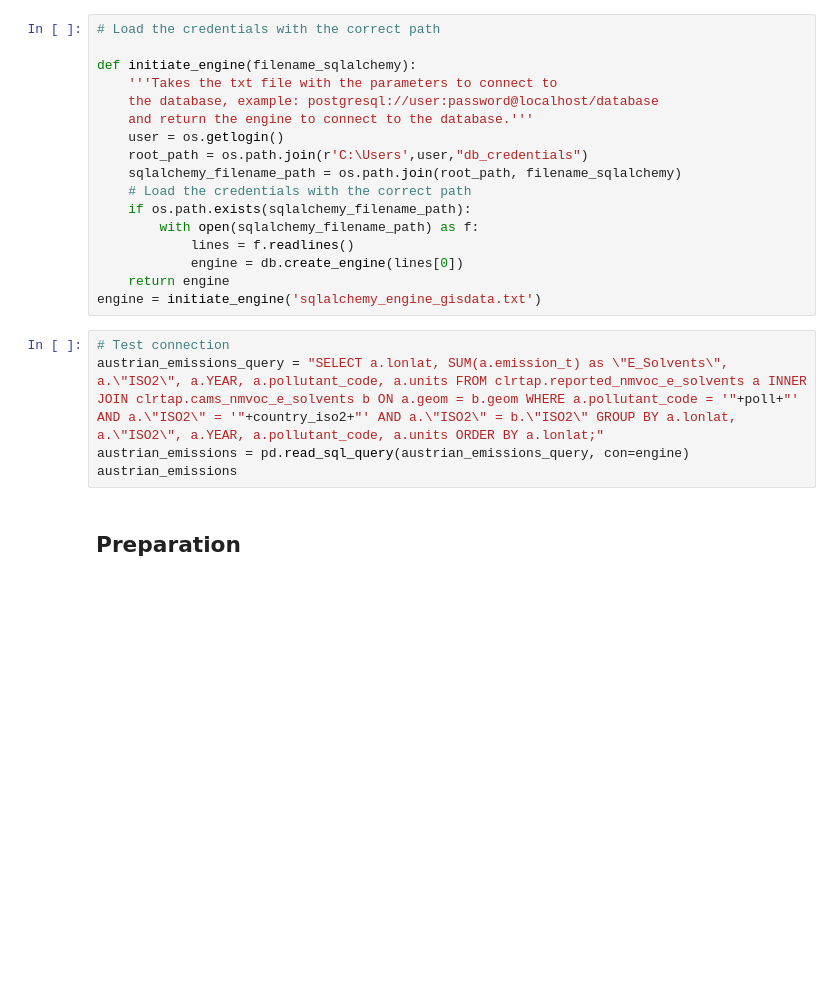
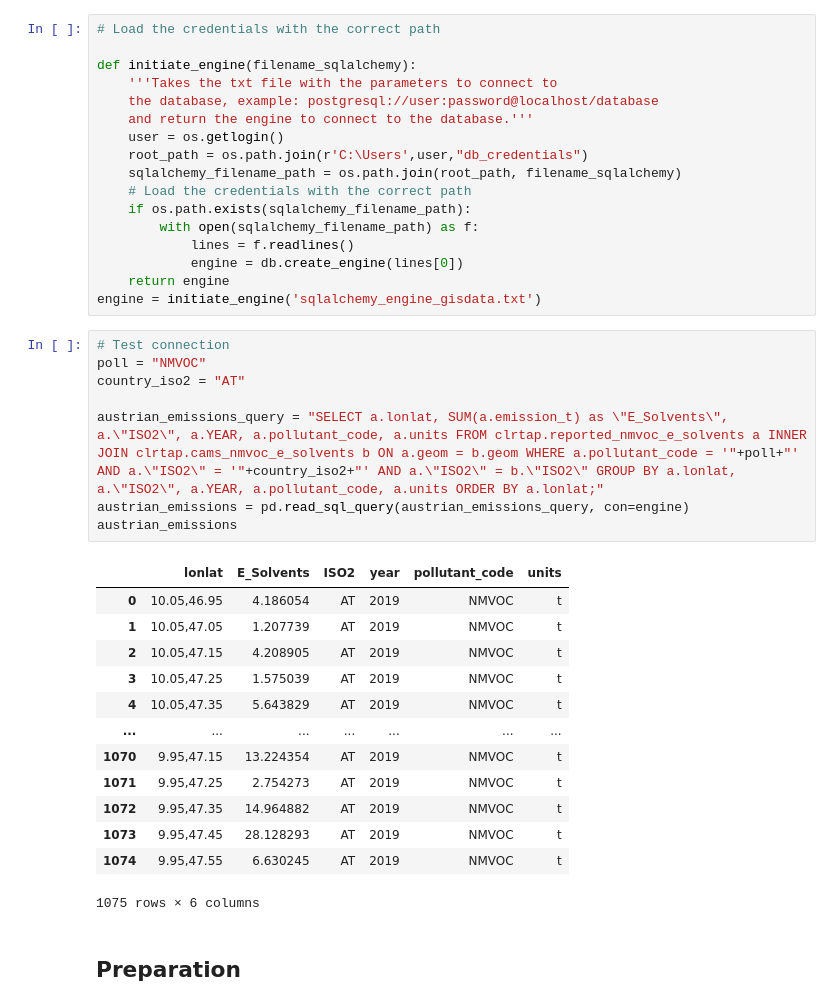
Before and after one commit to geochriiis/clrtap, a Jupyter notebook: jupyter/03_Gridded_data_review.ipynb, the cells around one changed output. Saved outputs shown, nothing was run; the diff lists cells and outputs as text; blank space fills up the shorter version.

```diff
--- a/jupyter/03_Gridded_data_review.ipynb
+++ b/jupyter/03_Gridded_data_review.ipynb
@@ -55,9 +55,26 @@ def initiate_engine(filename_sqlalchemy):
 engine = initiate_engine('sqlalchemy_engine_gisdata.txt')
 # %%
 # Test connection
+poll = "NMVOC"
+country_iso2 = "AT"
+
 austrian_emissions_query = "SELECT a.lonlat, SUM(a.emission_t) as \"E_Solvents\", a.\"ISO2\", a.YEAR, a.pollutant_code, a.units FROM clrtap.reported_nmvoc_e_solvents a INNER JOIN clrtap.cams_nmvoc_e_solvents b ON a.geom = b.geom WHERE a.pollutant_code = '"+poll+"' AND a.\"ISO2\" = '"+country_iso2+"' AND a.\"ISO2\" = b.\"ISO2\" GROUP BY a.lonlat, a.\"ISO2\", a.YEAR, a.pollutant_code, a.units ORDER BY a.lonlat;"
 austrian_emissions = pd.read_sql_query(austrian_emissions_query, con=engine)
 austrian_emissions
+# %% [output]
+|  | lonlat | E_Solvents | ISO2 | year | pollutant_code | units |
+| 0 | 10.05,46.95 | 4.186054 | AT | 2019 | NMVOC | t |
+| 1 | 10.05,47.05 | 1.207739 | AT | 2019 | NMVOC | t |
+| 2 | 10.05,47.15 | 4.208905 | AT | 2019 | NMVOC | t |
+| 3 | 10.05,47.25 | 1.575039 | AT | 2019 | NMVOC | t |
+| 4 | 10.05,47.35 | 5.643829 | AT | 2019 | NMVOC | t |
+| ... | ... | ... | ... | ... | ... | ... |
+| 1070 | 9.95,47.15 | 13.224354 | AT | 2019 | NMVOC | t |
+| 1071 | 9.95,47.25 | 2.754273 | AT | 2019 | NMVOC | t |
+| 1072 | 9.95,47.35 | 14.964882 | AT | 2019 | NMVOC | t |
+| 1073 | 9.95,47.45 | 28.128293 | AT | 2019 | NMVOC | t |
+| 1074 | 9.95,47.55 | 6.630245 | AT | 2019 | NMVOC | t |
+1075 rows × 6 columns
 # %% [markdown]
 ## Preparation
 # %%
```
Also changed, not shown: parts of 2 cells of this notebook.
